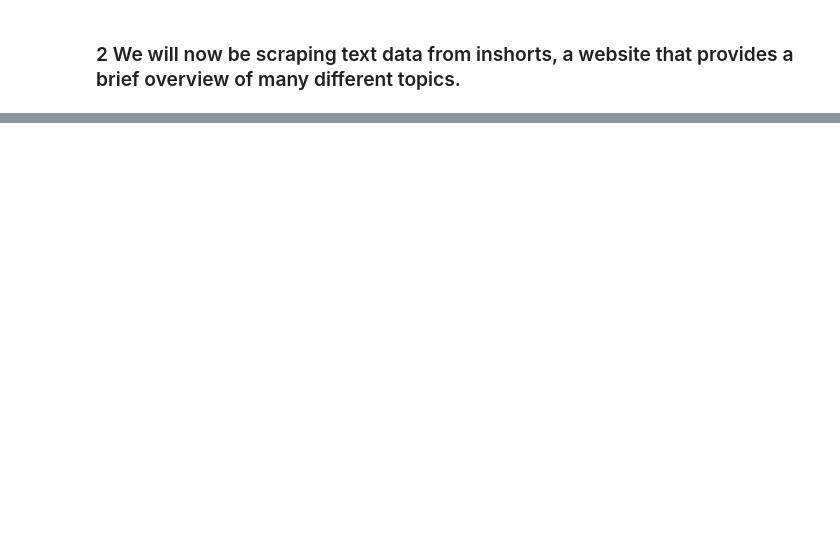
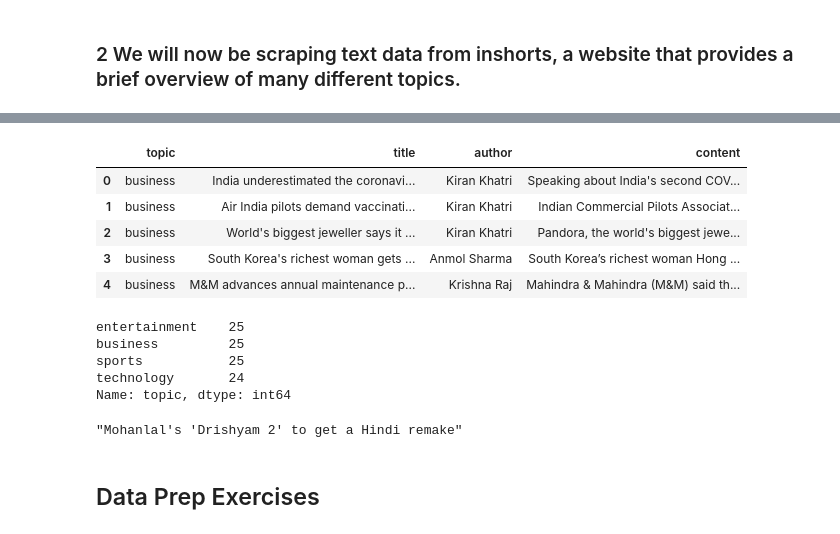
Before and after one commit to QuantumKane/natural-language-processing-exercises, a Jupyter notebook: workbench.ipynb, the cells around one changed output, grey strips where cells are left out. Saved outputs shown, nothing was run; the diff lists cells and outputs as text; code cells hidden in the pictures; blank space fills up the shorter version.

```diff
--- a/workbench.ipynb
+++ b/workbench.ipynb
@@ -71,0 +128,9 @@ get_blog_articles(urls, cached=False)
+# %%
+# Save the author of the news card to list authors
+
+authors = []
+for card in cards:
+    author = card.find('span', class_='author').text
+    authors.append(author)
+
+authors[:5]
@@ -71,0 +139,9 @@ get_blog_articles(urls, cached=False)
+# %%
+# Save the text of each article to a list of texts
+
+texts = []
+for card in cards:
+    text = card.find('div', itemprop='articleBody').text
+    texts.append(text)
+
+texts[:2]
@@ -71,0 +151,15 @@ get_blog_articles(urls, cached=False)
+# %%
+# Create an empty list, articles, to hold the dictionaries for each article
+articles = []
+
+# Loop through each news card on the page and get what we want
+for card in cards:
+    title = card.find('span', itemprop='headline' ).text
+    author = card.find('span', class_='author').text
+    content = card.find('div', itemprop='articleBody').text
+
+    # Create a dictionary, article, for each news card
+    article = {'title': title, 'author': author, 'content': content}
+
+    # Add the dictionary, article, to our list of dictionaries, articles.
+    articles.append(article)
@@ -71,0 +238,26 @@ get_blog_articles(urls, cached=False)
+# %%
+# Test our function with cache == True to do a fresh scrape and write to `articles.csv`
+
+news_df = get_news_articles(cache=True)
+news_df.head()
+# %% [output]
+|  | topic | title | author | content |
+| 0 | business | India underestimated the coronavi... | Kiran Khatri | Speaking about India's second COV... |
+| 1 | business | Air India pilots demand vaccinati... | Kiran Khatri | Indian Commercial Pilots Associat... |
+| 2 | business | World's biggest jeweller says it ... | Kiran Khatri | Pandora, the world's biggest jewe... |
+| 3 | business | South Korea's richest woman gets ... | Anmol Sharma | South Korea’s richest woman Hong ... |
+| 4 | business | M&M advances annual maintenance p... | Krishna Raj | Mahindra & Mahindra (M&M) said th... |
+# %%
+news_df.topic.value_counts()
+# %% [output]
+entertainment    25
+business         25
+sports           25
+technology       24
+Name: topic, dtype: int64
+# %%
+news_df.title[96]
+# %% [output]
+"Mohanlal's 'Drishyam 2' to get a Hindi remake"
+# %% [markdown]
+## Data Prep Exercises
```
Also changed, not shown: parts of 28 cells of this notebook.
